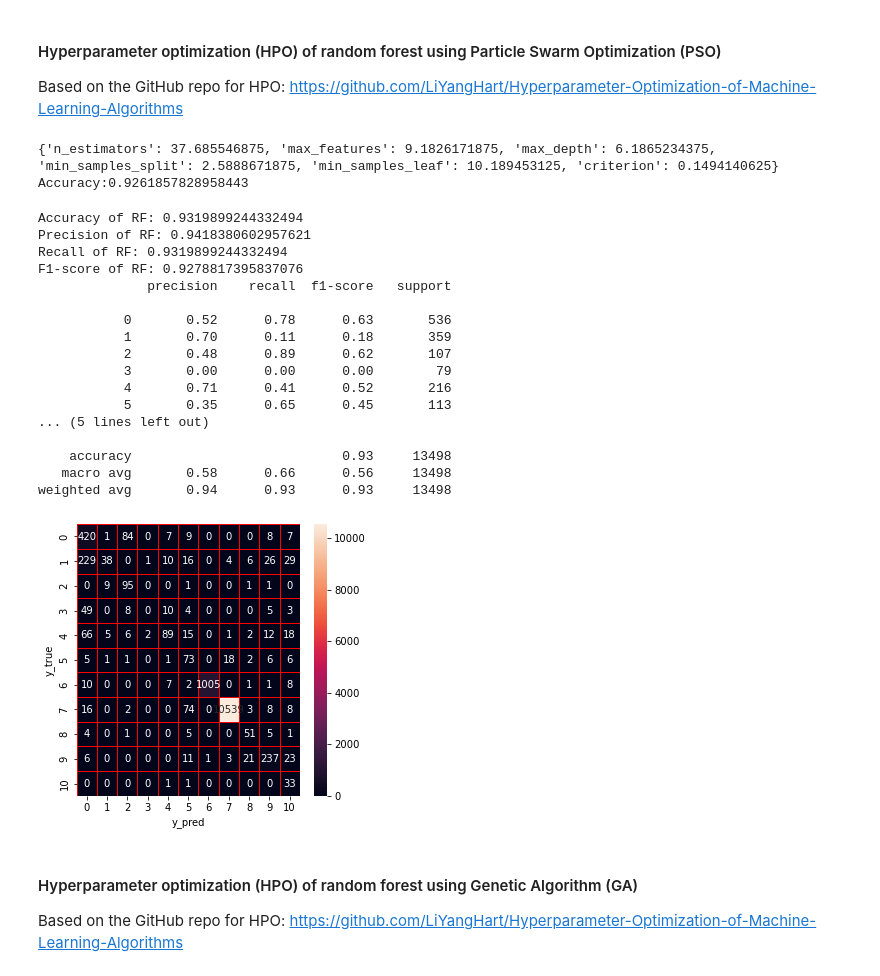
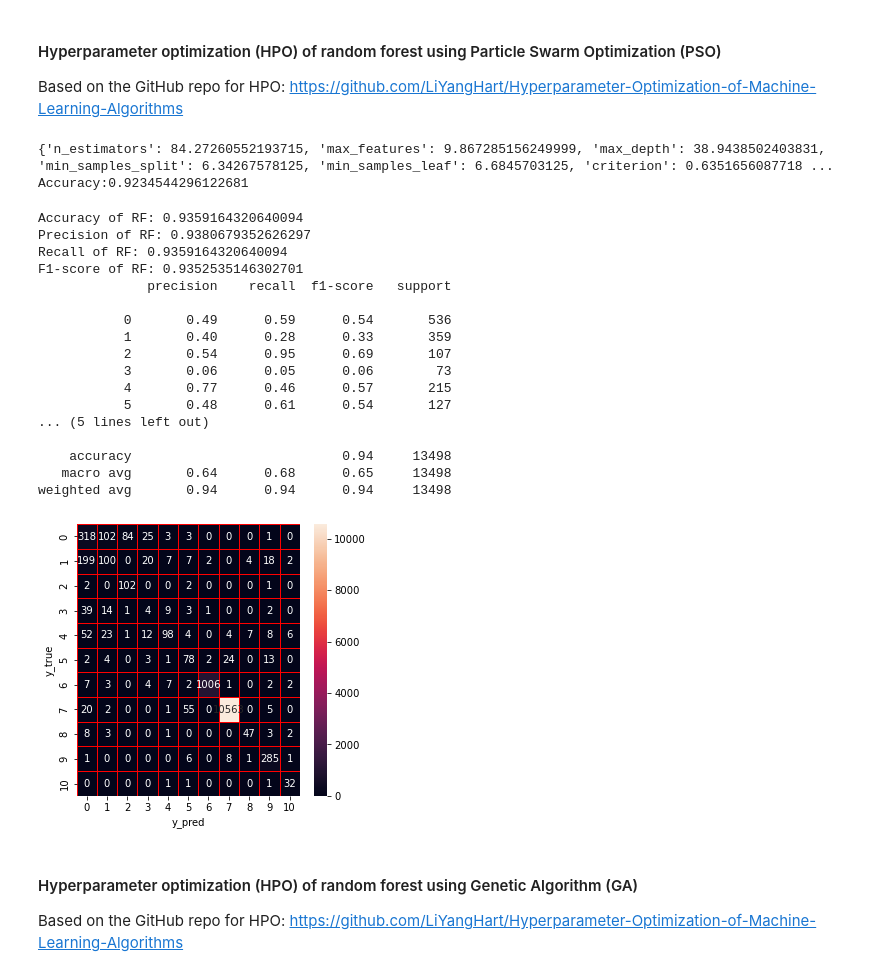
Before and after one commit to LaBaicai02/IDS_project, a Jupyter notebook: MTH-IDS_Adoptation_UNSW-NB15/MTH_IDS_Adoption_UNSW-NB15.ipynb, the cells around one changed output. Drawn from its saved outputs; the diff is of its cells as text; code cells hidden in the pictures.

```diff
--- a/MTH-IDS_Adoptation_UNSW-NB15/MTH_IDS_Adoption_UNSW-NB15.ipynb
+++ b/MTH-IDS_Adoptation_UNSW-NB15/MTH_IDS_Adoption_UNSW-NB15.ipynb
@@ -411,5 +412,10 @@ XGBoost: Hyperopt estimated optimum {'learning_rate': 0.5666230041432548, 'max_d
 # %%
-xg = xgb.XGBClassifier(learning_rate= 0.5666230041432548, n_estimators = 10, max_depth = 19)
+params = {
+    'n_estimators': int(best['n_estimators']),
+    'max_depth': int(best['max_depth']),
+    'learning_rate':  abs(float(best['learning_rate'])),
+}
+xg = xgb.XGBClassifier(**params)
 xg.fit(X_train,y_train)
 xg_score=xg.score(X_test,y_test)
 y_predict=xg.predict(X_test)
@@ -510,13 +516,14 @@ def objective(params):
 
     return {'loss':-score, 'status': STATUS_OK }
 # Define the hyperparameter configuration space
+available_criterion = ['gini','entropy']
 space = {
     'n_estimators': hp.quniform('n_estimators', 10, 200, 1),
     'max_depth': hp.quniform('max_depth', 5, 50, 1),
     "max_features":hp.quniform('max_features', 1, 20, 1),
     "min_samples_split":hp.quniform('min_samples_split',2,11,1),
     "min_samples_leaf":hp.quniform('min_samples_leaf',1,11,1),
-    "criterion":hp.choice('criterion',['gini','entropy'])
+    "criterion":hp.choice('criterion', available_criterion)
 }
 
 best = fmin(fn=objective,
@@ -529,5 +536,13 @@ Random Forest: Hyperopt estimated optimum {'criterion': 1, 'max_depth': 10.0, 'm
 # %%
-rf_hpo = RandomForestClassifier(n_estimators = 150, min_samples_leaf = 4, max_depth = 10, min_samples_split = 4, max_features = 12, criterion = 'entropy')
+params = {
+    'n_estimators': int(best['n_estimators']),
+    'max_depth': int(best['max_depth']),
+    'max_features': int(best['max_features']),
+    "min_samples_split":int(best['min_samples_split']),
+    "min_samples_leaf":int(best['min_samples_leaf']),
+    "criterion":available_criterion[int(best['criterion'])]
+}
+rf_hpo = RandomForestClassifier(**params)
 rf_hpo.fit(X_train,y_train)
 rf_score=rf_hpo.score(X_test,y_test)
 y_predict=rf_hpo.predict(X_test)
@@ -585,14 +600,15 @@ search = {
     "min_samples_leaf":[1,11],
     "criterion":[0,1]
          }
+available_criterion = ['gini', 'entropy']
 # Define the objective function
 @optunity.cross_validated(x=data, y=labels, num_folds=3)
 def performance(x_train, y_train, x_test, y_test,n_estimators=None, max_features=None,max_depth=None,min_samples_split=None,min_samples_leaf=None,criterion=None):
     # fit the model
     if criterion<0.5:
-        cri='gini'
+        cri=available_criterion[0]
     else:
-        cri='entropy'
+        cri=available_criterion[1]
     model = RandomForestClassifier(n_estimators=int(n_estimators),
                                    max_features=int(max_features),
                                    max_depth=int(max_depth),
@@ -614,45 +630,53 @@ optimal_configuration, info, _ = optunity.maximize(performance,
 print(optimal_configuration)
 print("Accuracy:"+ str(info.optimum))
 # %% [output]
-{'n_estimators': 37.685546875, 'max_features': 9.1826171875, 'max_depth': 6.1865234375, 'min_samples_split': 2.5888671875, 'min_samples_leaf': 10.189453125, 'criterion': 0.1494140625}
-Accuracy:0.9261857828958443
+{'n_estimators': 84.27260552193715, 'max_features': 9.867285156249999, 'max_depth': 38.9438502403831, 'min_samples_split': 6.34267578125, 'min_samples_leaf': 6.6845703125, 'criterion': 0.6351656087718 ...
+Accuracy:0.9234544296122681
 # %%
-rf_hpo = RandomForestClassifier(n_estimators = 37, min_samples_leaf = 10, max_depth = 6, min_samples_split = 2, max_features = 9, criterion = 'gini')
+params = {
+    'n_estimators': int(optimal_configuration['n_estimators']),
+    'min_samples_leaf': int(optimal_configuration['min_samples_leaf']),
+    'max_depth': int(optimal_configuration['max_depth']),
+    'min_samples_split': int(optimal_configuration['min_samples_split']),
+    'max_features': int(optimal_configuration['max_features']),
+    'criterion': available_criterion[int(optimal_configuration['criterion']+0.5)]
+}
+rf_hpo = RandomForestClassifier(**params)
 rf_hpo.fit(X_train,y_train)
 rf_score=rf_hpo.score(X_test,y_test)
 y_predict=rf_hpo.predict(X_test)
 y_true=y_test
 print('Accuracy of RF: '+ str(rf_score))
 precision,recall,fscore,none= precision_recall_fscore_support(y_true, y_predict, average='weighted')
 print('Precision of RF: '+(str(precision)))
 print('Recall of RF: '+(str(recall)))
 print('F1-score of RF: '+(str(fscore)))
 print(classification_report(y_true,y_predict))
 cm=confusion_matrix(y_true,y_predict)
 f,ax=plt.subplots(figsize=(5,5))
 sns.heatmap(cm,annot=True,linewidth=0.5,linecolor="red",fmt=".0f",ax=ax)
 plt.xlabel("y_pred")
 plt.ylabel("y_true")
 plt.show()
 # %% [output]
-Accuracy of RF: 0.9319899244332494
-Precision of RF: 0.9418380602957621
-Recall of RF: 0.9319899244332494
-F1-score of RF: 0.9278817395837076
+Accuracy of RF: 0.9359164320640094
+Precision of RF: 0.9380679352626297
+Recall of RF: 0.9359164320640094
+F1-score of RF: 0.9352535146302701
               precision    recall  f1-score   support
 
-           0       0.52      0.78      0.63       536
-           1       0.70      0.11      0.18       359
-           2       0.48      0.89      0.62       107
-           3       0.00      0.00      0.00        79
-           4       0.71      0.41      0.52       216
-           5       0.35      0.65      0.45       113
+           0       0.49      0.59      0.54       536
+           1       0.40      0.28      0.33       359
+           2       0.54      0.95      0.69       107
+           3       0.06      0.05      0.06        73
+           4       0.77      0.46      0.57       215
+           5       0.48      0.61      0.54       127
 ... (5 lines left out)
 
-    accuracy                           0.93     13498
-   macro avg       0.58      0.66      0.56     13498
-weighted avg       0.94      0.93      0.93     13498
+    accuracy                           0.94     13498
+   macro avg       0.64      0.68      0.65     13498
+weighted avg       0.94      0.94      0.94     13498
-[figure, old version]
+[figure, new version]
 # %% [markdown]
 #### Hyperparameter optimization (HPO) of random forest using Genetic Algorithm (GA)
 Based on the GitHub repo for HPO: https://github.com/LiYangHart/Hyperparameter-Optimization-of-Machine-Learning-Algorithms
```
Also changed, not shown: parts of 25 cells of this notebook, 1 other file.
